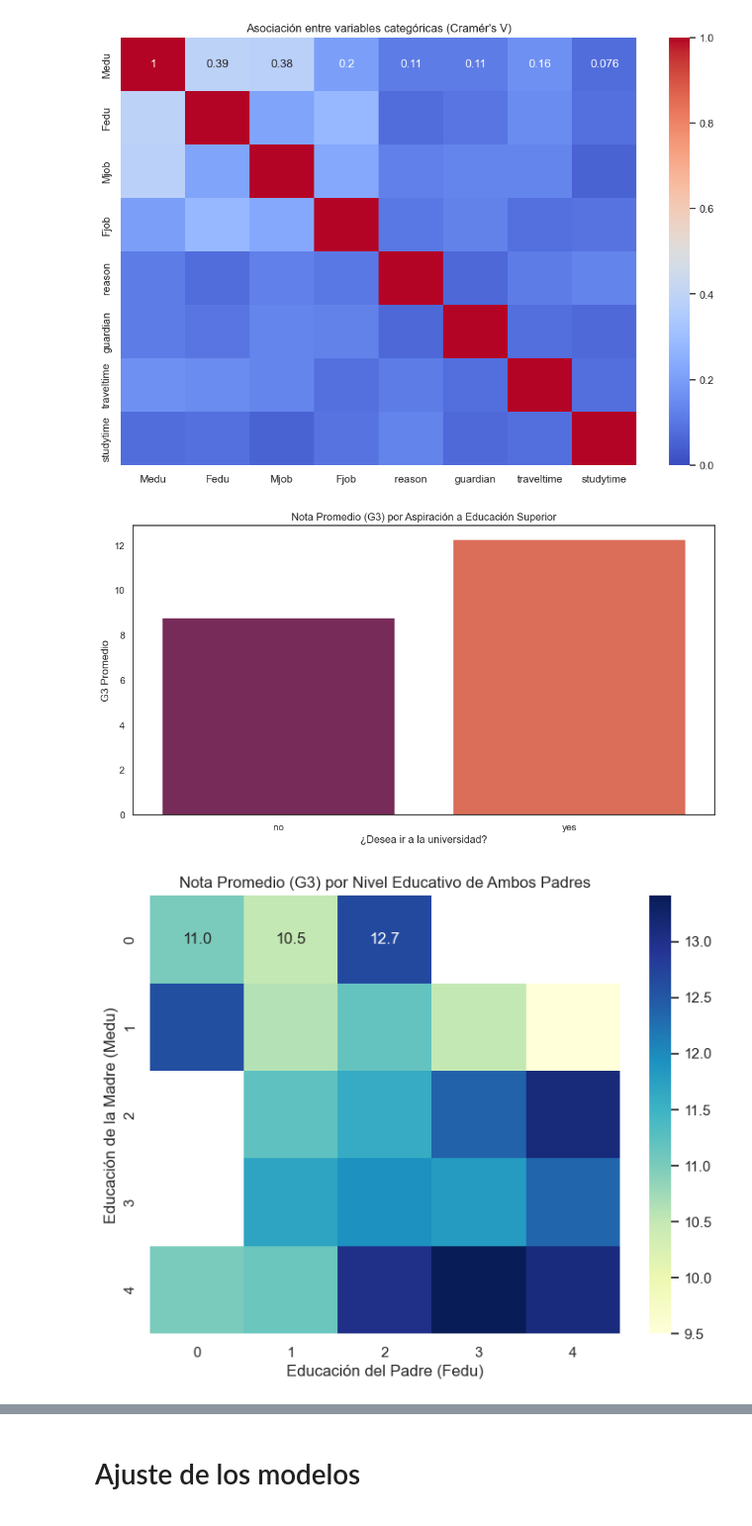
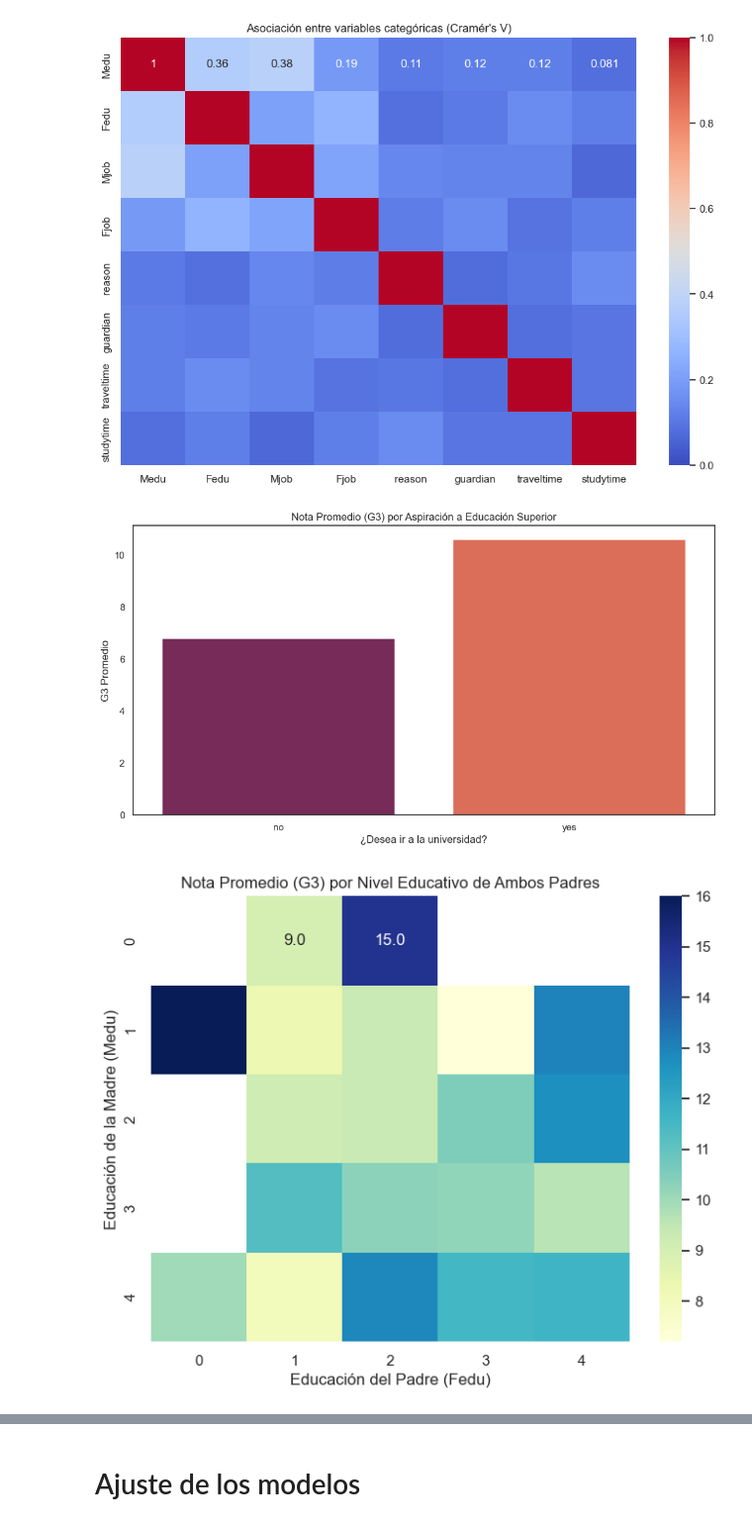
Before and after one commit to jotapppppe/Proyecto_CA0411, a Jupyter notebook: main.ipynb, the cells around one changed output, grey strips where cells are left out. Shown at 99% size. Drawn from its saved outputs; the diff is of its cells as text; code cells hidden in the pictures.

Commit message:
feat: se agrega data

```diff
--- a/main.ipynb
+++ b/main.ipynb
@@ -19,16 +19,16 @@ import pandas as pd
 # %%
 from ucimlrepo import fetch_ucirepo
 
+
 # fetch dataset
 student_performance = fetch_ucirepo(id=320)
+
+df_mat = pd.read_excel('data/student-mat.xlsx')
+df_por = pd.read_excel('data/student-por.xlsx')
 
 # data (as pandas dataframes)
 X = student_performance.data.features
 y = student_performance.data.targets
 
-# metadata
-print(student_performance.metadata)
-
-# variable information
-print(student_performance.variables)
+print(df_mat)
 # %% [output]
@@ -323,26 +305,26 @@ plt.show()
 binarias = ['schoolsup', 'famsup', 'paid', 'activities', 'higher', 'internet', 'romantic']
 
 plt.figure(figsize=(12, 6))
-df_grouped = df.groupby('higher')['G3'].mean().reset_index()
+df_grouped = df_mat.groupby('higher')['G3'].mean().reset_index()
 sns.barplot(data=df_grouped, x='higher', y='G3', palette='rocket')
 plt.title("Nota Promedio (G3) por Aspiración a Educación Superior")
 plt.ylabel("G3 Promedio")
 plt.xlabel("¿Desea ir a la universidad?")
 plt.show()
 # %% [output]
-[figure, old version]
+[figure, new version]
 # %%
 # Agrupar por dos variables categóricas y calcular G3 promedio
-pivot_table = df.pivot_table(values='G3', index='Medu', columns='Fedu', aggfunc='mean')
+pivot_table = df_mat.pivot_table(values='G3', index='Medu', columns='Fedu', aggfunc='mean')
 
 plt.figure(figsize=(8, 6))
 sns.heatmap(pivot_table, annot=True, fmt=".1f", cmap="YlGnBu")
 plt.title("Nota Promedio (G3) por Nivel Educativo de Ambos Padres")
 plt.xlabel("Educación del Padre (Fedu)")
 plt.ylabel("Educación de la Madre (Medu)")
 plt.show()
 # %% [output]
-[figure, old version]
+[figure, new version]
 # %%
 alcohol_vars = ['Dalc', 'Walc', 'goout', 'freetime']
 
```
Also changed, not shown: parts of 31 cells of this notebook.
